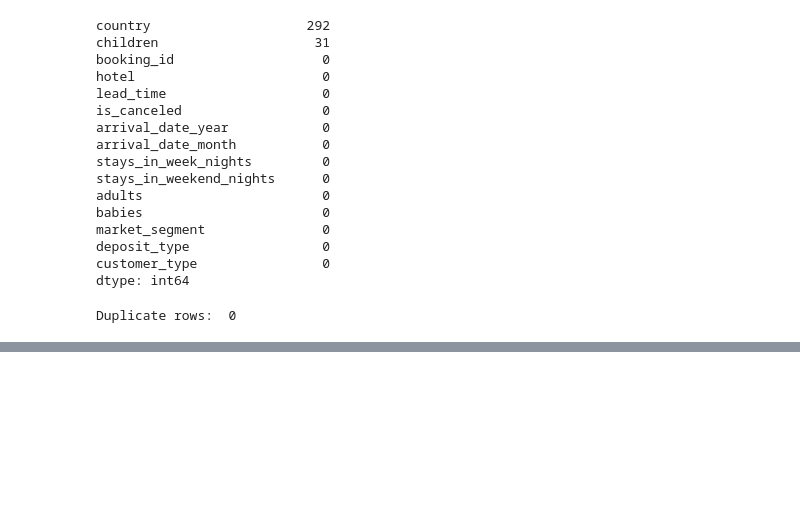
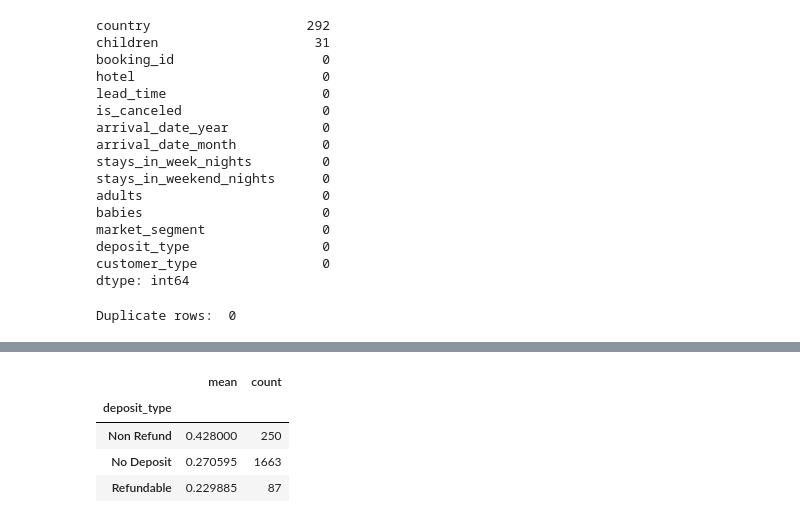
Before and after one commit to Strawby/hotel-booking-analysis, a Jupyter notebook: notebooks/hotel_analysis.ipynb, the cells around one changed output, grey strips where cells are left out. Drawn from its saved outputs; the diff is of its cells as text; code cells hidden in the pictures; blank space fills up the shorter version.

```diff
--- a/notebooks/hotel_analysis.ipynb
+++ b/notebooks/hotel_analysis.ipynb
@@ -130,0 +212,14 @@ clean["children"] = clean["children"].fillna(0)
+# %%
+# Question 3: Does deposit type relate to cancellation?
+deposit_results = (
+ clean.groupby("deposit_type")["is_canceled"]
+ .agg(["mean", "count"])
+     .sort_values("mean", ascending=False)
+)
+display(deposit_results)
+# %% [output]
+|  | mean | count |
+| deposit_type |  |  |
+| Non Refund | 0.428000 | 250 |
+| No Deposit | 0.270595 | 1663 |
+| Refundable | 0.229885 | 87 |
```
Also changed, not shown: parts of 8 cells of this notebook, 3 other files.
